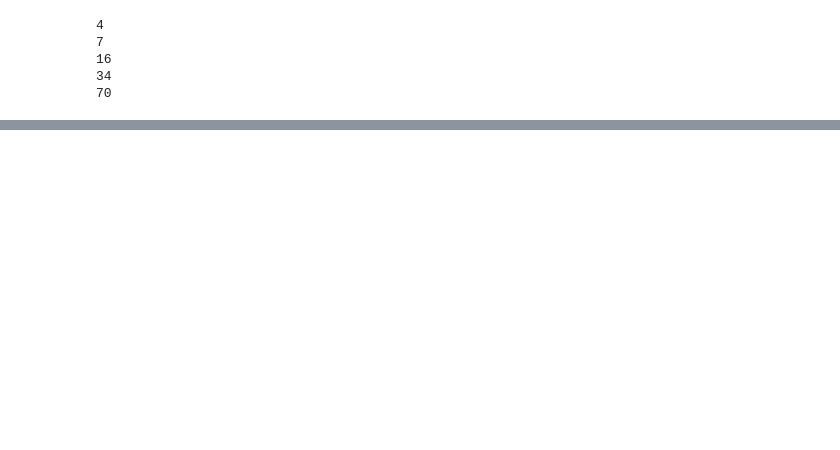
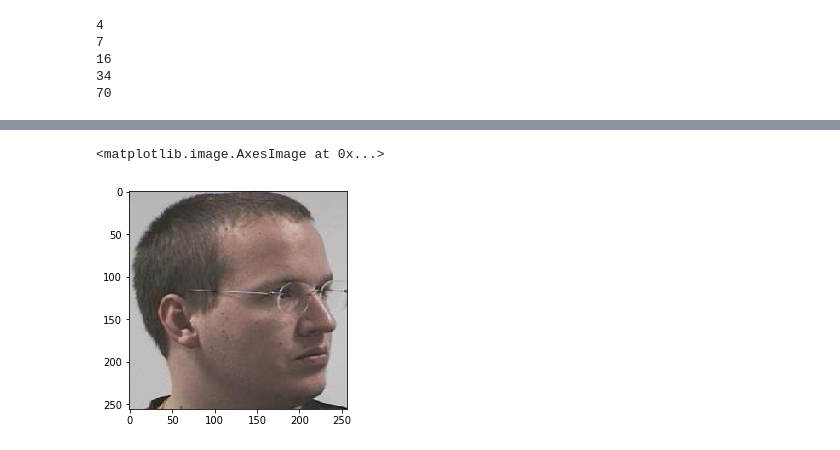
Before and after one commit to jamesluc007/DeepLearningInternship, a Jupyter notebook: IA/Modelos de Generación de Datos/UNet/First/Untitled.ipynb, the cells around one changed output, grey strips where cells are left out. Cells and saved outputs as stored; diff of their text form; code cells hidden in the pictures; blank space fills up the shorter version.

```diff
--- a/IA/Modelos de Generación de Datos/UNet/First/Untitled.ipynb
+++ b/IA/Modelos de Generación de Datos/UNet/First/Untitled.ipynb
@@ -222,0 +267,11 @@ def generate_fake_samples(g_model, samples, patch_shape):
+# %%
+x = image.load_img('D:\github\dataset_train\input\Foto (3).bmp', target_size=(256,256)) #Cargo la imagen y la reshapeo a 299x299 para que sea compatible
+#con la red neuronal que pide ese tamaño de entrada
+x = image.img_to_array(x) #La convierto en matriz
+
+x = (x/255.)
+
+plt.imshow(x)
+# %% [output]
+<matplotlib.image.AxesImage at 0x...>
+[figure, added]
```
Also changed, not shown: parts of 10 cells of this notebook, 2 other files.
